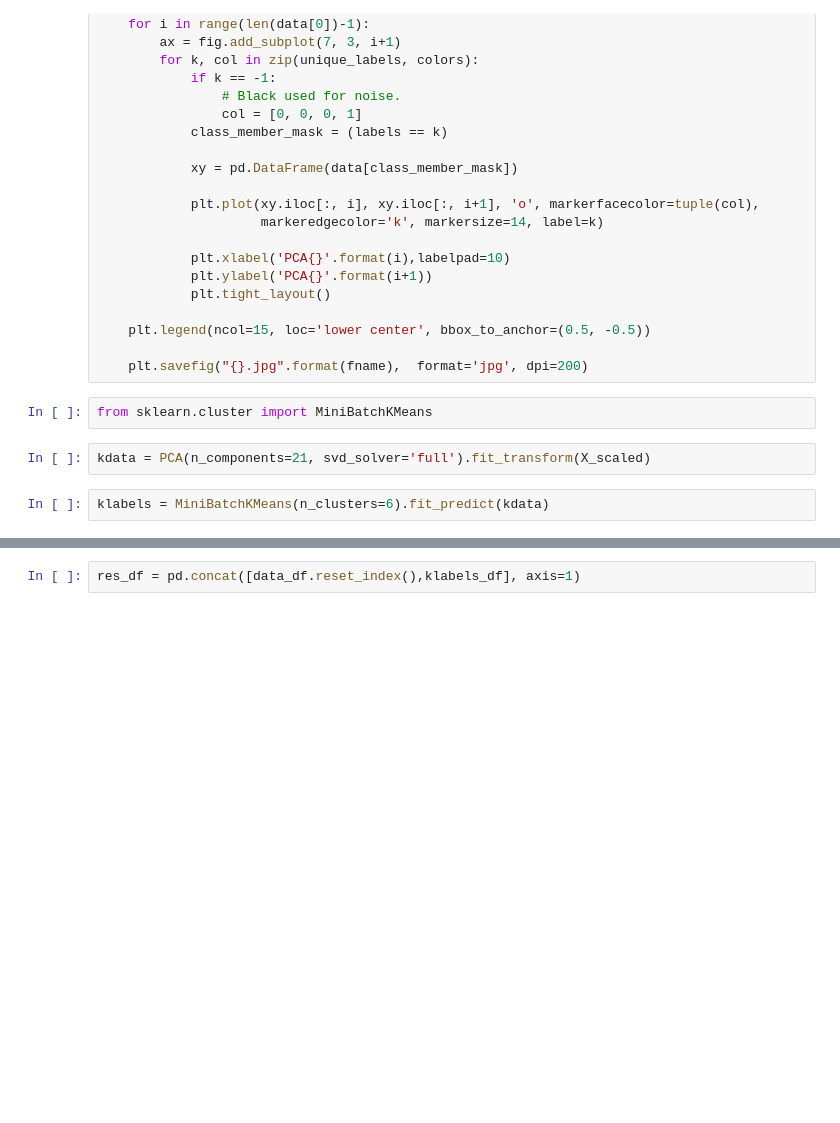
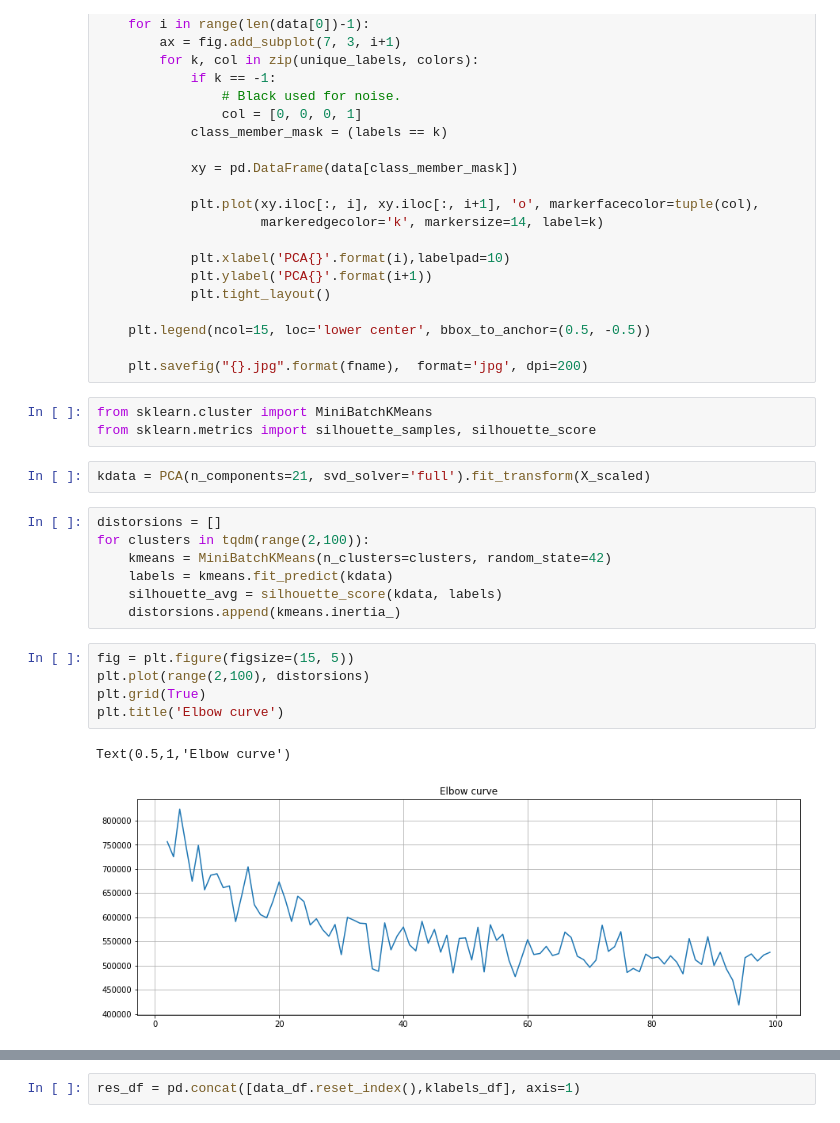
Before and after one commit to wsjk/Capstone_2, a Jupyter notebook: notebooks/KMeans.ipynb, the cells around one changed output, grey strips where cells are left out. Cells and saved outputs as stored; diff of their text form; blank space fills up the shorter version.

```diff
--- a/notebooks/clustering.ipynb
+++ b/notebooks/KMeans.ipynb
@@ -136,9 +137,23 @@ def plot_kmeans(data,labels,fname):
     plt.savefig("{}.jpg".format(fname),  format='jpg', dpi=200)
 # %%
 from sklearn.cluster import MiniBatchKMeans
+from sklearn.metrics import silhouette_samples, silhouette_score
 # %%
 kdata = PCA(n_components=21, svd_solver='full').fit_transform(X_scaled)
-# %%
-klabels = MiniBatchKMeans(n_clusters=6).fit_predict(kdata)
+# %%
+distorsions = []
+for clusters in tqdm(range(2,100)):
+    kmeans = MiniBatchKMeans(n_clusters=clusters, random_state=42)
+    labels = kmeans.fit_predict(kdata)
+    silhouette_avg = silhouette_score(kdata, labels)
+    distorsions.append(kmeans.inertia_)
+# %%
+fig = plt.figure(figsize=(15, 5))
+plt.plot(range(2,100), distorsions)
+plt.grid(True)
+plt.title('Elbow curve')
+# %% [output]
+Text(0.5,1,'Elbow curve')
+[figure, added]
 # %%
 plot_kmeans(kdata, klabels, 'kmeans')
```
Also changed, not shown: parts of 13 cells of this notebook, 3 other files.
